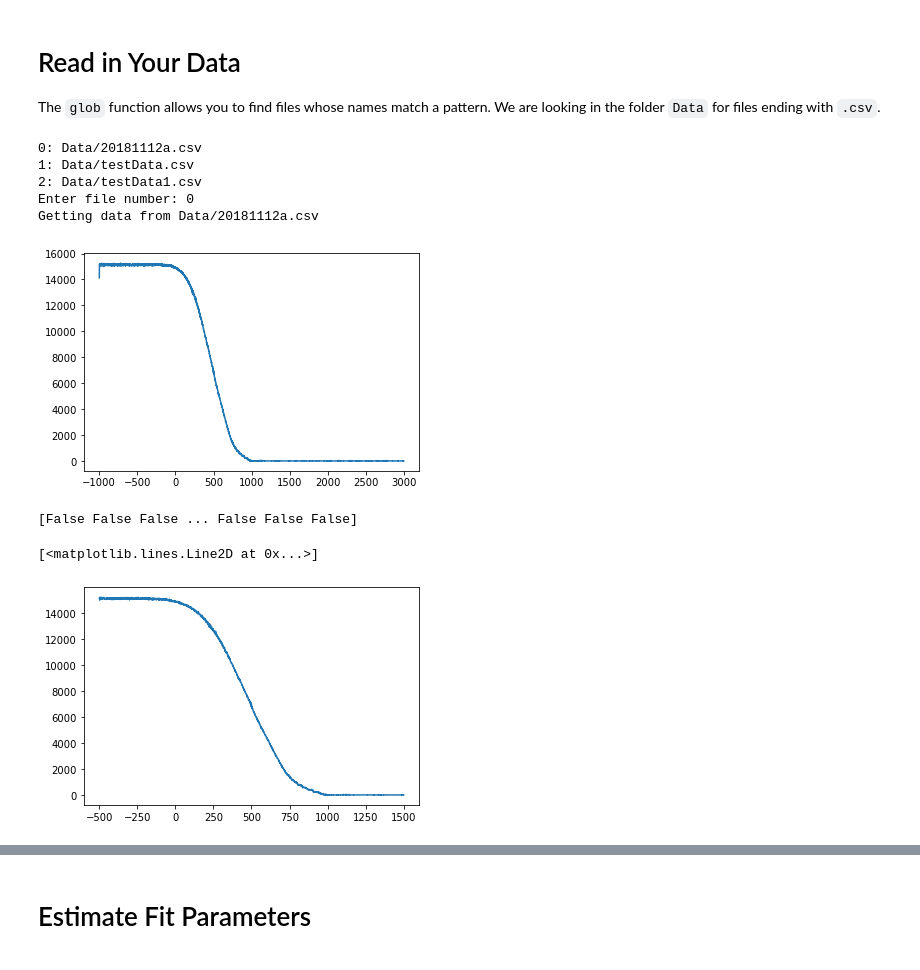
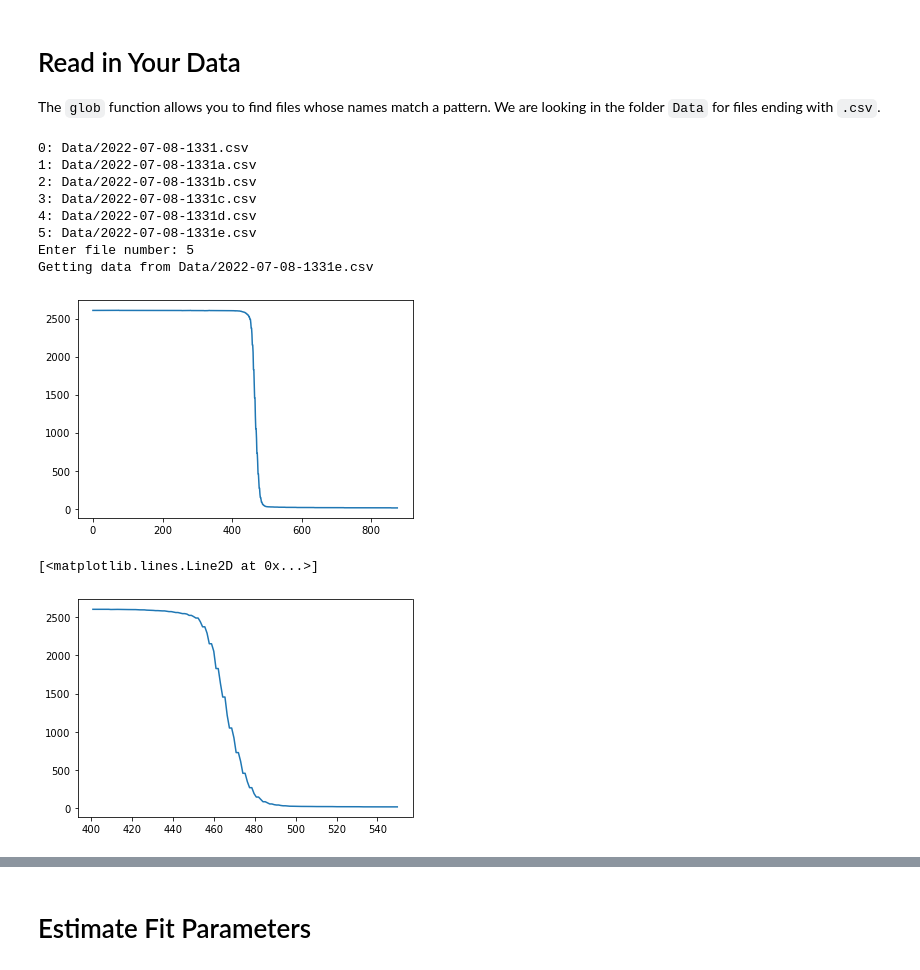
Before and after one commit to profhuster/mBFY22-LaserBeamProfile, a Jupyter notebook: FitGaussianBeam_Orig.ipynb, the cells around one changed output, grey strips where cells are left out. Drawn from its saved outputs; the diff is of its cells as text; code cells hidden in the pictures.

```diff
--- a/FitGaussianBeam_Orig.ipynb
+++ b/FitGaussianBeam_Orig.ipynb
@@ -38,35 +38,40 @@ The `glob` function allows you to find files whose names match a pattern. We are
 # %%
 dataFolder = "Data"
 globMatch = "*.csv"
 files = glob("/".join([dataFolder,globMatch]))
+files.sort()
 for (i, f) in enumerate(files):
     print("{}: {}".format(i, f))
 iFile = int(input("Enter file number: "))
 dataFile = files[iFile]
 figName = "Figures/" + dataFile[dataFile.find("/")+1:dataFile.rfind('.')] + r"_%.03d.png"
 
 print("Getting data from {}".format(dataFile))
 data = np.genfromtxt(dataFile, comments='#', delimiter=',')
-pos = data[:,2]
+pos = data[:,1]
 I = data[:,3]
 # Do a quick plot
 plt.plot(pos, I)
 pass
 # %% [output]
-0: Data/20181112a.csv
-1: Data/testData.csv
-2: Data/testData1.csv
-Enter file number: 0
-Getting data from Data/20181112a.csv
+0: Data/2022-07-08-1331.csv
+1: Data/2022-07-08-1331a.csv
+2: Data/2022-07-08-1331b.csv
+3: Data/2022-07-08-1331c.csv
+4: Data/2022-07-08-1331d.csv
+5: Data/2022-07-08-1331e.csv
+Enter file number: 5
+Getting data from Data/2022-07-08-1331e.csv
-[figure, old version]
+[figure, new version]
 # %%
-print((pos > 500) & (pos < 1500))
-iGood = np.where((pos > -500) & (pos < 1500))
-plt.plot(pos[iGood], I[iGood])
+#print((pos > 100) & (pos < 2800))
+iGood = np.where((pos > 400) & (pos < 550))
+pos = pos[iGood]
+I = I[iGood]
+plt.plot(pos, I)
 # %% [output]
-[False False False ... False False False]
+[<matplotlib.lines.Line2D at 0x...>]
-[<matplotlib.lines.Line2D at 0x...>]
-[figure, old version]
+[figure, new version]
 # %%
 print(dataFile)
 print(dataFile.find('/'))
```
Also changed, not shown: parts of 15 cells of this notebook.
